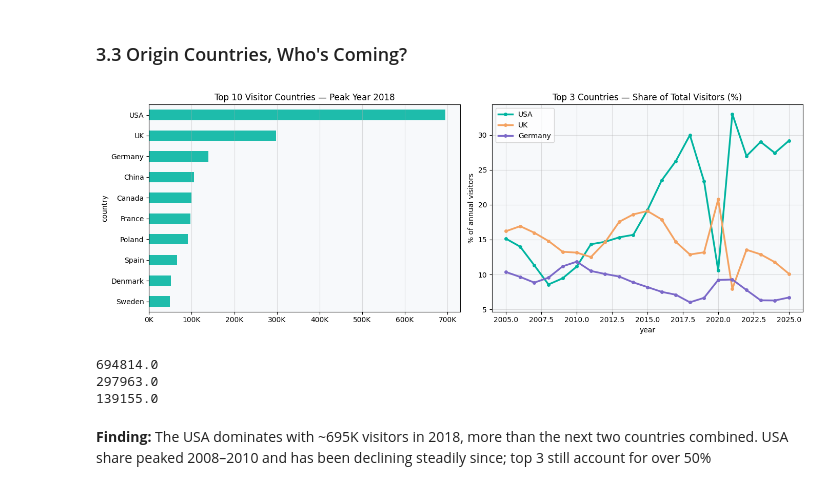
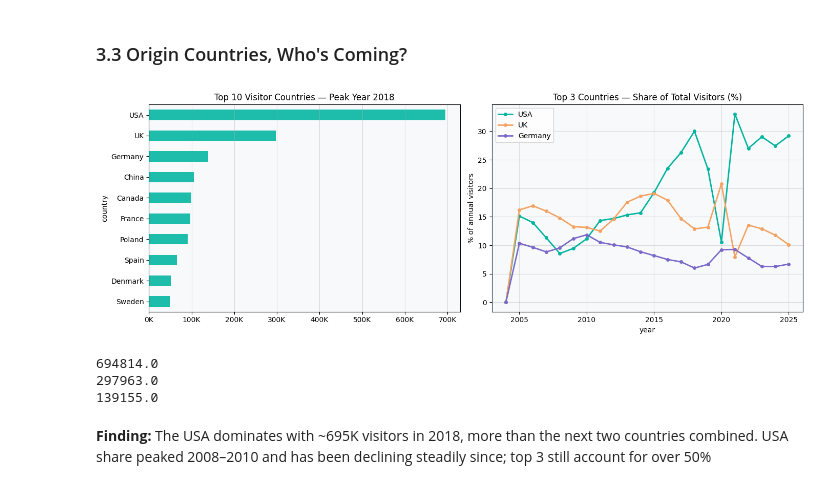
Before and after one commit to ivarandrih/ivarandri.github.io, a Jupyter notebook: notebook/final_notebook.ipynb, the cells around one changed output. Cells and saved outputs as stored; diff of their text form; code cells hidden in the pictures.

```diff
--- a/notebook/final_notebook.ipynb
+++ b/notebook/final_notebook.ipynb
@@ -514,36 +514,36 @@ axes[0].grid(axis='x', alpha=0.4)
 annual_total = long_df[long_df.year.between(2005, 2025)].groupby('year')['visitors'].sum()
 for c, col in zip(['USA', 'UK', 'Germany'], ['#00B4A0', '#F4A261', '#7B68C8']):
     c_ann = long_df[(long_df.country == c) & long_df.year.between(2005, 2025)].groupby('year')['visitors'].sum()
-    pct = (c_ann / annual_total * 100).reindex(range(2005, 2026), fill_value=0)
-    pct.plot(ax=axes[1], label=c, color=col, linewidth=2.5, marker='o', markersize=4)
+    pct = (c_ann / annual_total * 100).reindex(range(2004, 2026), fill_value=0)
+    pct.plot(ax=axes[1], label=c, color=col, linewidth=2, marker='o', markersize=4)
 
 axes[1].set_title('Top 3 Countries — Share of Total Visitors (%)')
 axes[1].set_ylabel('% of annual visitors')
 axes[1].legend()
 axes[1].set_facecolor('#F7F9FB')
 axes[1].grid(alpha=0.4)
 
 plt.tight_layout()
 plt.savefig('origins.png', dpi=150, bbox_inches='tight')
 plt.show()
 
 us_2018 = long_df[
     (long_df.country == 'USA') & (long_df.year == 2018)
 ]['visitors'].sum()
 
 uk_2018 = long_df[
     (long_df.country == 'UK') & (long_df.year == 2018)
 ]['visitors'].sum()
 
 germany_2018 = long_df[
     (long_df.country == 'Germany') & (long_df.year == 2018)
 ]['visitors'].sum()
 
 print(us_2018)
 print(uk_2018)
 print(germany_2018)
 # %% [output]
-[figure, old version]
+[figure, new version]
 694814.0
 297963.0
 139155.0
```
Also changed, not shown: parts of 2 cells of this notebook, 3 other files.
